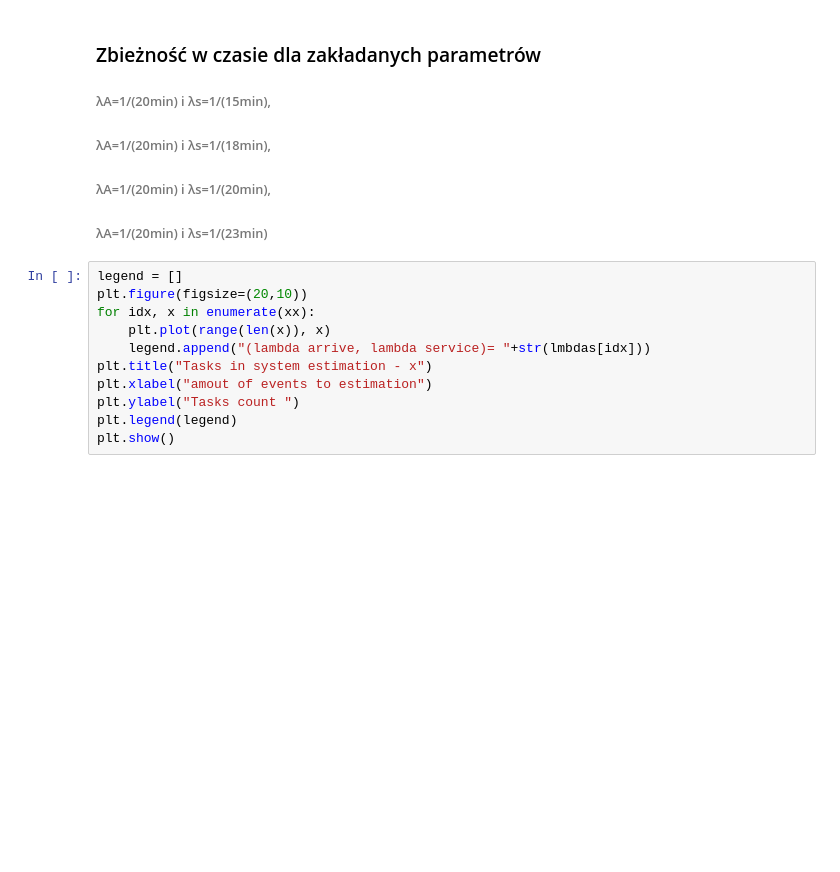
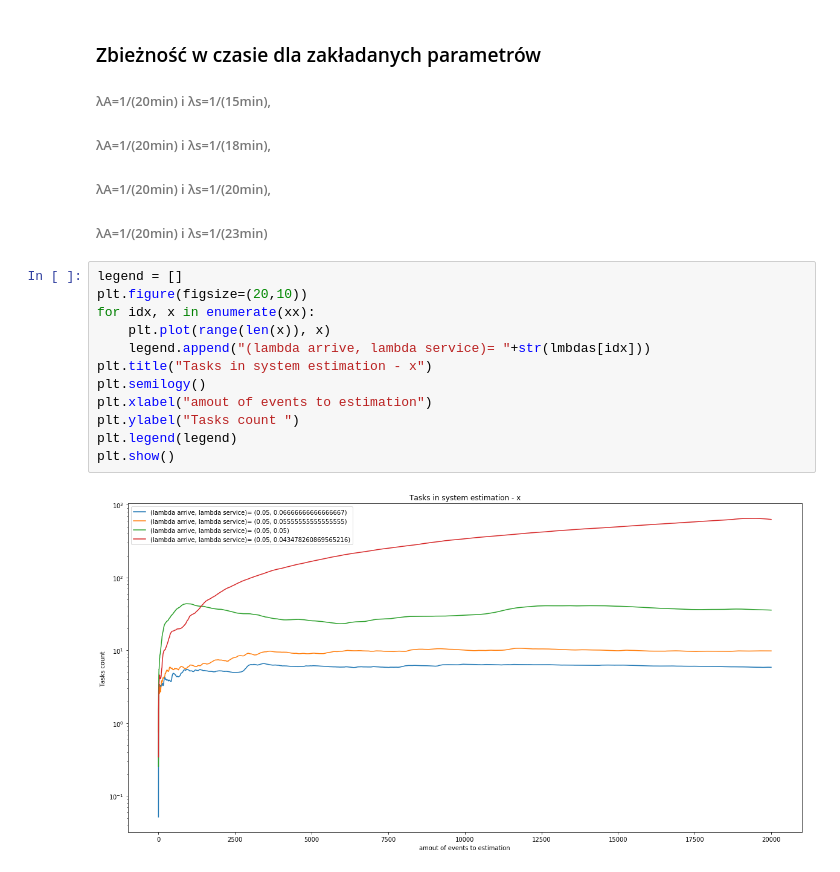
Before and after one commit to kfarbaniec/metody_statystyczne, a Jupyter notebook: notebooks/set3.ipynb, the cells around one changed output. Saved outputs shown, nothing was run; the diff lists cells and outputs as text; blank space fills up the shorter version.

```diff
--- a/notebooks/set3.ipynb
+++ b/notebooks/set3.ipynb
@@ -100,14 +100,17 @@ for lmbd in lmbdas:
 # %%
 legend = []
 plt.figure(figsize=(20,10))
 for idx, x in enumerate(xx):
     plt.plot(range(len(x)), x)
     legend.append("(lambda arrive, lambda service)= "+str(lmbdas[idx]))
 plt.title("Tasks in system estimation - x")
+plt.semilogy()
 plt.xlabel("amout of events to estimation")
 plt.ylabel("Tasks count ")
 plt.legend(legend)
 plt.show()
+# %% [output]
+[figure, added]
 # %%
 legend = []
 plt.figure(figsize=(20,10))
```
Also changed, not shown: parts of 3 cells of this notebook.
